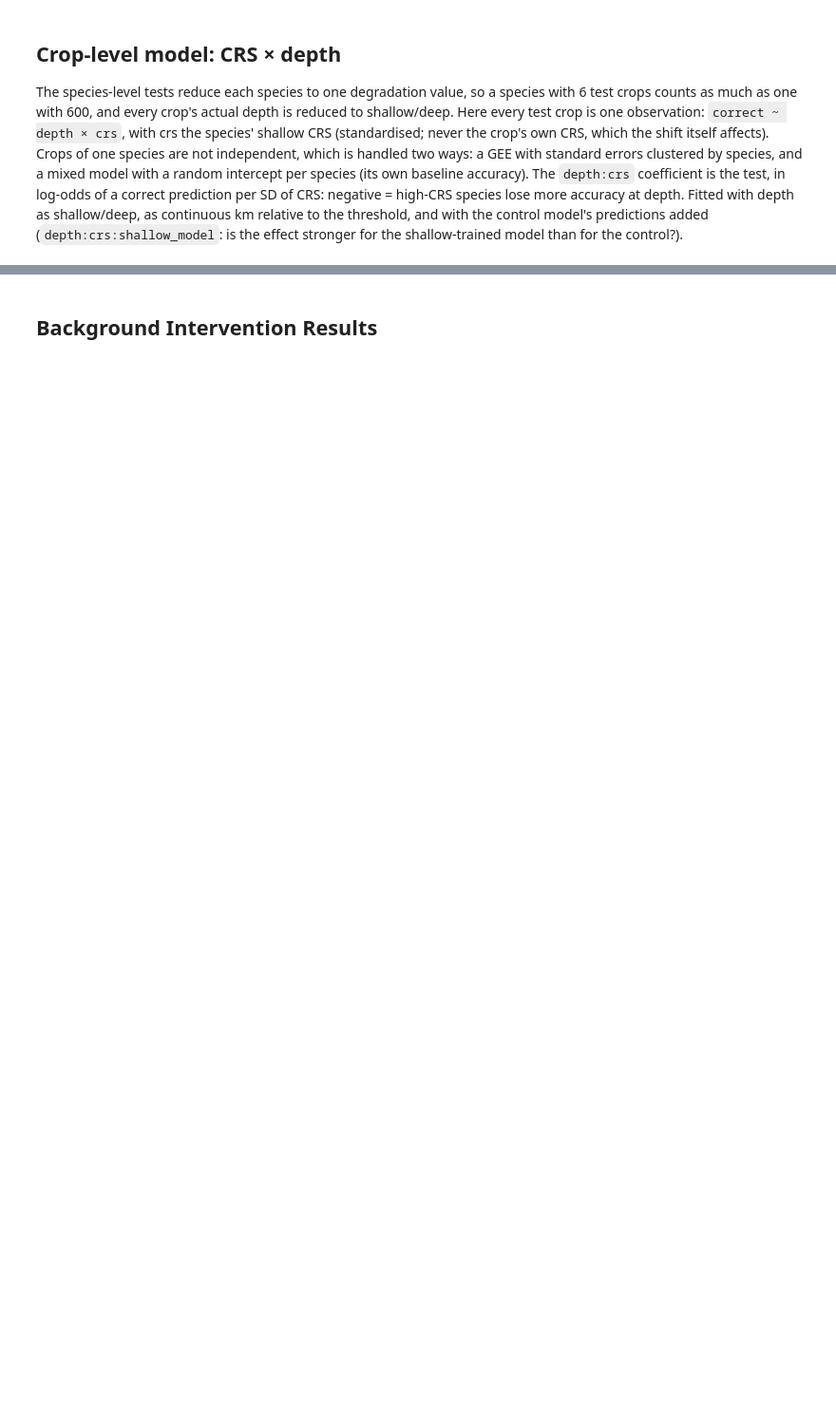
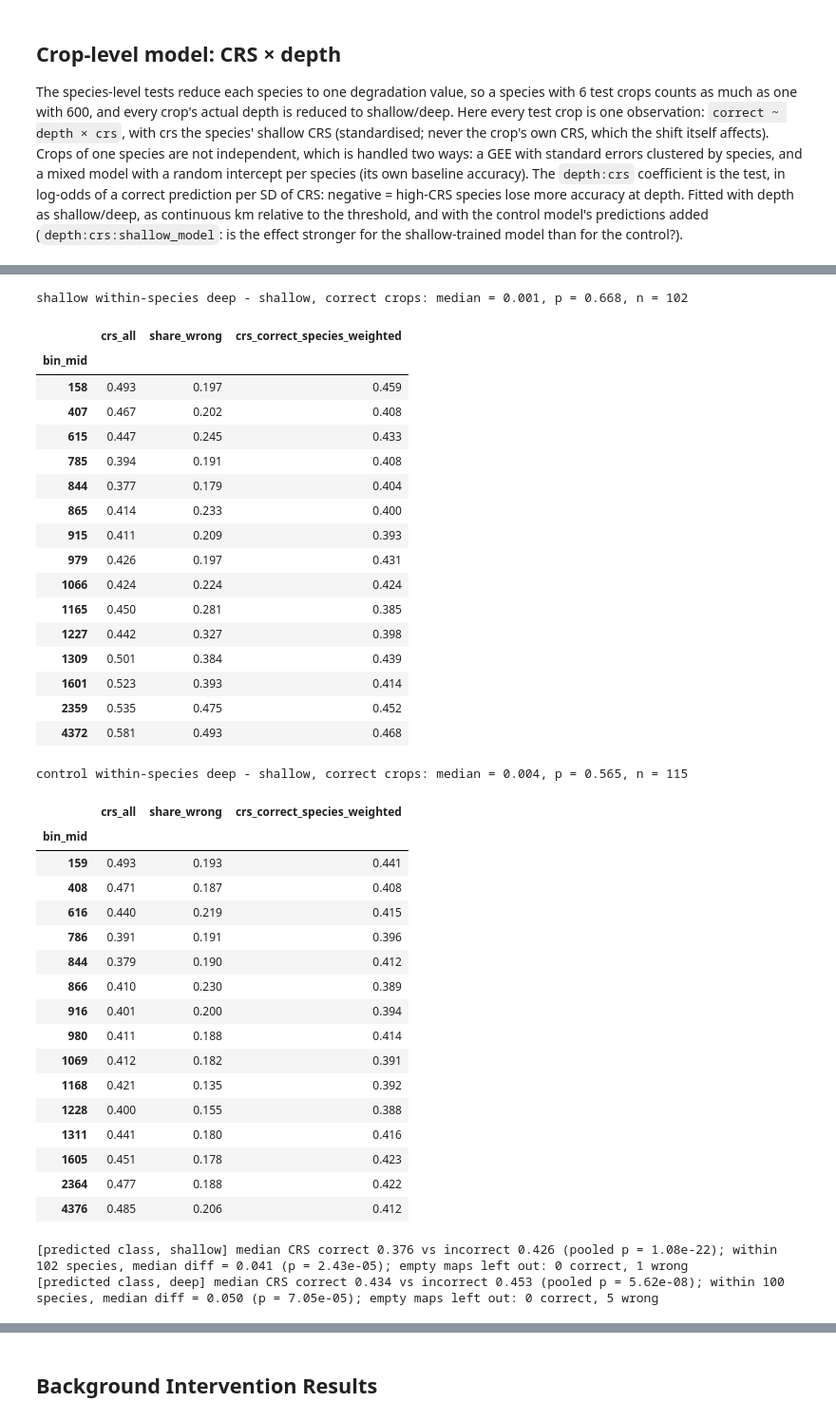
Before and after one commit to kay-asp/cv-project, a Jupyter notebook: analysis.ipynb, the cells around one changed output, grey strips where cells are left out. Shown at 95% size. Drawn from its saved outputs; the diff is of its cells as text; code cells hidden in the pictures; blank space fills up the shorter version.

```diff
--- a/analysis.ipynb
+++ b/analysis.ipynb
@@ -286,0 +401,52 @@ effect stronger for the shallow-trained model than for the control?).
+# %%
+# Is the CRS rise at depth a within-species change, or errors and species mix?
+crs_breakdown, crs_within = analysis.crs_depth_breakdown(crs_by_model, depth_df, species=qualifying)
+for m in crs_breakdown:
+    print(m, 'within-species deep - shallow, correct crops: '
+          'median = {:.3f}, p = {:.3g}, n = {}'.format(*crs_within[m]))
+    display(crs_breakdown[m].round(3))
+
+# Correct vs incorrect using the predicted-class map (the evidence the model actually used)
+for s in ['shallow', 'deep']:
+    extensions.crs_correct_vs_incorrect(
+        image_crs[s].assign(crs=image_crs[s]['crs_pred']),
+        species=qualifying, label=f'predicted class, {s}')
+# %% [output]
+shallow within-species deep - shallow, correct crops: median = 0.001, p = 0.668, n = 102
+|  | crs_all | share_wrong | crs_correct_species_weighted |
+| bin_mid |  |  |  |
+| 158 | 0.493 | 0.197 | 0.459 |
+| 407 | 0.467 | 0.202 | 0.408 |
+| 615 | 0.447 | 0.245 | 0.433 |
+| 785 | 0.394 | 0.191 | 0.408 |
+| 844 | 0.377 | 0.179 | 0.404 |
+| 865 | 0.414 | 0.233 | 0.400 |
+| 915 | 0.411 | 0.209 | 0.393 |
+| 979 | 0.426 | 0.197 | 0.431 |
+| 1066 | 0.424 | 0.224 | 0.424 |
+| 1165 | 0.450 | 0.281 | 0.385 |
+| 1227 | 0.442 | 0.327 | 0.398 |
+| 1309 | 0.501 | 0.384 | 0.439 |
+| 1601 | 0.523 | 0.393 | 0.414 |
+| 2359 | 0.535 | 0.475 | 0.452 |
+| 4372 | 0.581 | 0.493 | 0.468 |
+control within-species deep - shallow, correct crops: median = 0.004, p = 0.565, n = 115
+|  | crs_all | share_wrong | crs_correct_species_weighted |
+| bin_mid |  |  |  |
+| 159 | 0.493 | 0.193 | 0.441 |
+| 408 | 0.471 | 0.187 | 0.408 |
+| 616 | 0.440 | 0.219 | 0.415 |
+| 786 | 0.391 | 0.191 | 0.396 |
+| 844 | 0.379 | 0.190 | 0.412 |
+| 866 | 0.410 | 0.230 | 0.389 |
+| 916 | 0.401 | 0.200 | 0.394 |
+| 980 | 0.411 | 0.188 | 0.414 |
+| 1069 | 0.412 | 0.182 | 0.391 |
+| 1168 | 0.421 | 0.135 | 0.392 |
+| 1228 | 0.400 | 0.155 | 0.388 |
+| 1311 | 0.441 | 0.180 | 0.416 |
+| 1605 | 0.451 | 0.178 | 0.423 |
+| 2364 | 0.477 | 0.188 | 0.422 |
+| 4376 | 0.485 | 0.206 | 0.412 |
+[predicted class, shallow] median CRS correct 0.376 vs incorrect 0.426 (pooled p = 1.08e-22); within 102 species, median diff = 0.041 (p = 2.43e-05); empty maps left out: 0 correct, 1 wrong
+[predicted class, deep] median CRS correct 0.434 vs incorrect 0.453 (pooled p = 5.62e-08); within 100 species, median diff = 0.050 (p = 7.05e-05); empty maps left out: 0 correct, 5 wrong
```
Also changed, not shown: parts of 36 cells of this notebook, 27 other files.
